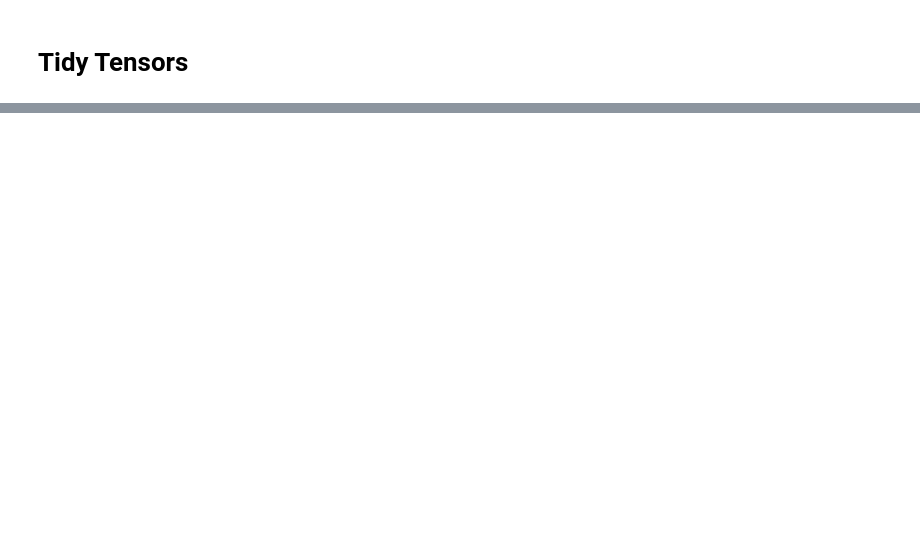
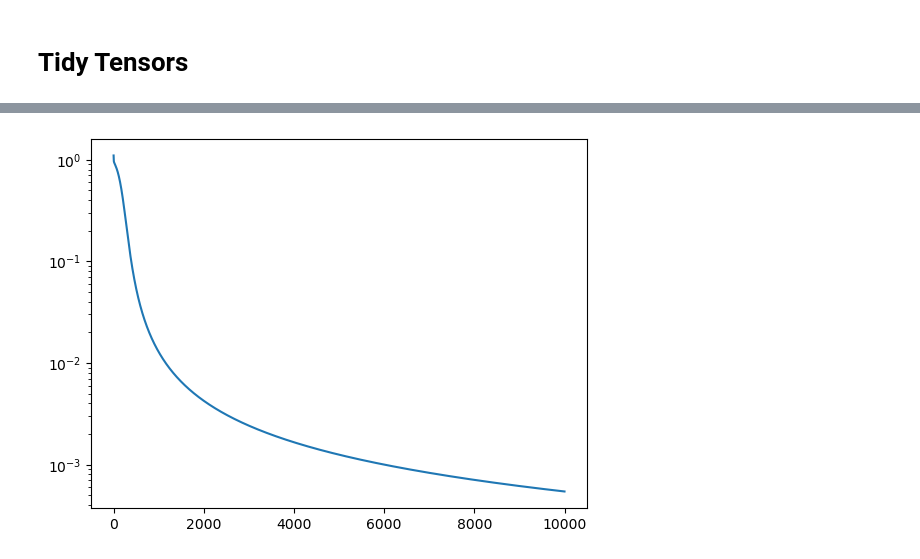
Before and after one commit to xl0/tidygrad, a Jupyter notebook: nbs/01_tensor.ipynb, the cells around one changed output, grey strips where cells are left out. Saved outputs shown, nothing was run; the diff lists cells and outputs as text; code cells hidden in the pictures; blank space fills up the shorter version.

```diff
--- a/nbs/01_tensor.ipynb
+++ b/nbs/01_tensor.ipynb
@@ -67,11 +67,16 @@ class Tensor:
     op = "L"
     name: str = ""
     parents: list = []
+    eps = 1e-10
 
-    def __init__(self, data, name=""):
+    def __init__(self, data, name="", eps=1e-8):
+        if not isinstance(data, np.ndarray):
+            data = np.array(data)
+
         self.data = data
         self.name = name
         self.grad = np.zeros_like(self.data)
+        self.eps = eps
 
     def broadcast(self, target_shape):
         self_shape = self.data.shape
@@ -134,6 +139,11 @@ class Tensor:
         return out
 
     def log(self, name="Noname"):
+        # data = self.data
+        # print(f"min/max of data is {data.min()}/{data.max()}")
+        # print(f"min/max of res is {np.log(data).min()}/{np.log(data).max()}")
+        # print(f"Log of:\n{data}\nis:{np.log(data)}")
+
         out = LogTensor(data=np.log(self.data), name=name)
         out.parents = [self]
         return out
@@ -167,6 +177,8 @@ class Tensor:
         # Start with the current node
         visited = []
         nodes = []
+
+        assert self.data.size == 1, "Cannot call backward on non-scalar tensor"
 
         def walk(node):
             for p in node.parents:
@@ -257,7 +269,7 @@ class LogTensor(Tensor):
     op = "log"
 
     def _backward(self):
-        self.parents[0].grad += self.grad * (1 / self.data)
+        self.parents[0].grad += self.grad * (1.0 / (self.parents[0].data))
 
 
 class BroadcastTensor(Tensor):
@@ -289,5 +299,5 @@ import matplotlib.pyplot as plt
 # %%
-
+# Train an XOR network
 X = [
     [0, 0],
     [1, 0],
@@ -306,41 +316,45 @@ b1 = Tensor(np.zeros((1, 6)), "b1")
 
 w2 = Tensor(np.random.randn(6, 1), "w2")
 
-LR = 0.1
+LR = 0.3
 
 losses = []
 
 
-def NN(x, y, w1, b1, w2):
+def NN(inputs, params):
+    x, y = inputs
+    w1, b1, w2 = params
     z1 = x.mmul(w1, "z1").add(b1, "z1").sigmoid("z1")
     preds = z1.mmul(w2, "z2").sigmoid("preds")
 
     diff = preds.sub(y, "diff")
 
     l = diff.mul(diff, "l")
     loss = l.sum("loss")
 
-    return loss, (diff, preds)
+    return loss
 
 
 for i in range(10000):
     x = Tensor(np.array(X, dtype=float), "x")
     y = Tensor(np.array(Y, dtype=float)[:, None], "y")
 
-    loss, debug_outs = NN(x, y, w1, b1, w2)
+    loss = NN((x, y), (w1, b1, w2))
 
     loss.backward()
 
     w1.data -= LR * w1.grad
     b1.data -= LR * b1.grad
     w2.data -= LR * w2.grad
 
     w1.grad = np.zeros_like(w1.grad)
     b1.grad = np.zeros_like(b1.grad)
     w2.grad = np.zeros_like(w2.grad)
 
     losses.append(loss.data)
 
 plt.plot(losses)
 plt.yscale("log")
+# %% [output]
+[figure, added]
 # %%
```
Also changed, not shown: parts of 10 cells of this notebook, 3 other files.
